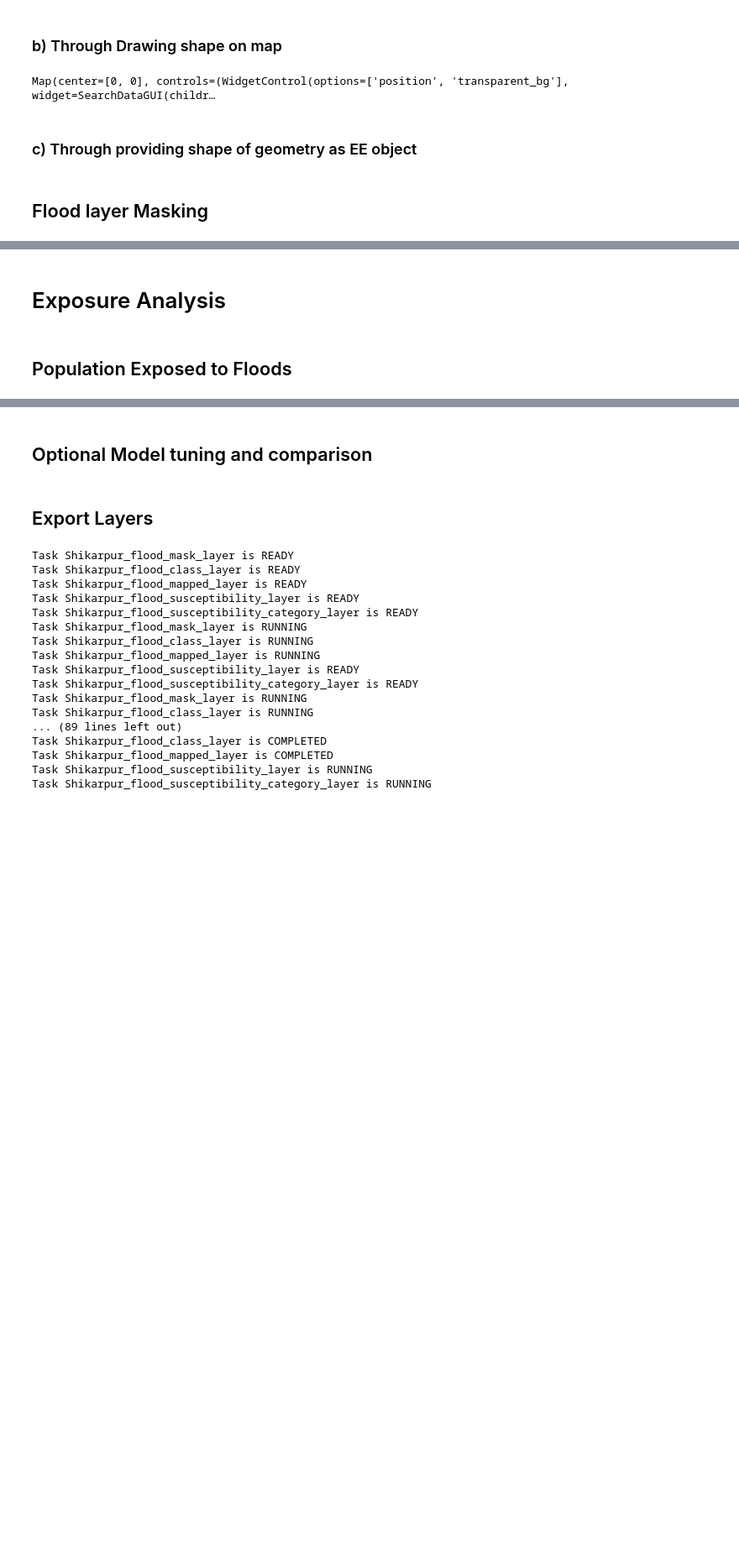
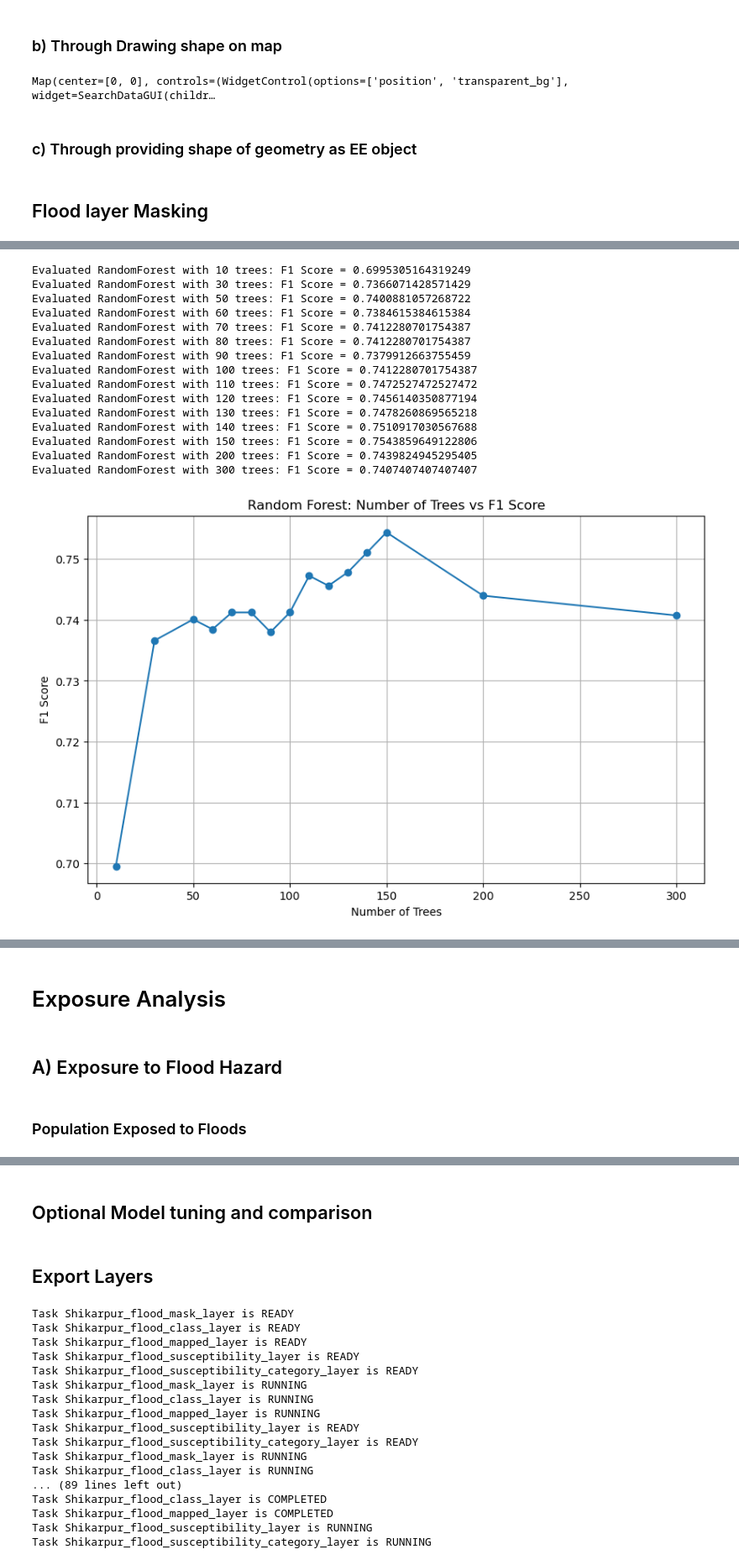
Before and after one commit to waleedgeo/FMSE, a Jupyter notebook: main.ipynb, the cells around one changed output, grey strips where cells are left out. Shown at 84% size. Cells and saved outputs as stored; diff of their text form; code cells hidden in the pictures; blank space fills up the shorter version.

```diff
--- a/main.ipynb
+++ b/main.ipynb
@@ -190,0 +430,69 @@ Map(center=[27.950384742540557, 68.60645442019576], controls=(WidgetControl(opti
+# %%
+import matplotlib.pyplot as plt
+
+def evaluate_rf_trees(training, validation, bands, num_trees_list):
+    results = {}
+
+    for num_trees in num_trees_list:
+        classifier = ee.Classifier.smileRandomForest(num_trees).train(
+            features=training,
+            classProperty='label',
+            inputProperties=bands
+        )
+
+        validation_classified = validation.classify(classifier)
+        validation_accuracy = validation_classified.errorMatrix('label', 'classification')
+        f1_score = validation_accuracy.fscore().getInfo()[1] if len(validation_accuracy.fscore().getInfo()) > 1 else None
+
+        results[num_trees] = f1_score
+        print(f"Evaluated RandomForest with {num_trees} trees: F1 Score = {f1_score}")
+
+    return results
+
+new_trees = [10, 30, 50, 60, 70, 80, 90, 100, 110, 120, 130, 140, 150, 200, 300]
+def fine_tune_rf_trees(flood_layer, s1_post, aoi, num_samples=200, split=0.8, num_trees_list=new_trees):
+    if num_trees_list is None:
+        num_trees_list = [10, 50, 100, 150, 200, 250, 300]
+
+
+    image, training, validation = prepare_samples(flood_layer, num_samples, aoi, scale=10, split=split)
+    bands = image.bandNames().getInfo()
+    results = evaluate_rf_trees(training, validation, bands, num_trees_list)
+
+    # Plot the results
+    plt.figure(figsize=(10, 6))
+    plt.plot(list(results.keys()), list(results.values()), marker='o')
+    plt.xlabel('Number of Trees')
+    plt.ylabel('F1 Score')
+    plt.title('Random Forest: Number of Trees vs F1 Score')
+    plt.grid(True)
+    plt.savefig(f'{city}_rf_trees_f1_score.png', dpi=300, bbox_inches='tight', pad_inches=0.1, transparent=True)
+    plt.show()
+
+    return results
+
+# Example usage
+results_rf_trees = fine_tune_rf_trees(flood_layer, s1_post, aoi, num_samples=1000, split=0.8)
+# save df results_rf_trees to csv
+results_rf_trees_df = pd.DataFrame(results_rf_trees, index=[0]).T
+results_rf_trees_df.reset_index(inplace=True)
+results_rf_trees_df.rename(columns={'index': 'Number of Trees', 0: 'F1 Score'}, inplace=True)
+results_rf_trees_df.to_csv(f'{city}_rf_trees_f1_score_df.csv', index=False)
+results_rf_trees_df
+# %% [output]
+Evaluated RandomForest with 10 trees: F1 Score = 0.6995305164319249
+Evaluated RandomForest with 30 trees: F1 Score = 0.7366071428571429
+Evaluated RandomForest with 50 trees: F1 Score = 0.7400881057268722
+Evaluated RandomForest with 60 trees: F1 Score = 0.7384615384615384
+Evaluated RandomForest with 70 trees: F1 Score = 0.7412280701754387
+Evaluated RandomForest with 80 trees: F1 Score = 0.7412280701754387
+Evaluated RandomForest with 90 trees: F1 Score = 0.7379912663755459
+Evaluated RandomForest with 100 trees: F1 Score = 0.7412280701754387
+Evaluated RandomForest with 110 trees: F1 Score = 0.7472527472527472
+Evaluated RandomForest with 120 trees: F1 Score = 0.7456140350877194
+Evaluated RandomForest with 130 trees: F1 Score = 0.7478260869565218
+Evaluated RandomForest with 140 trees: F1 Score = 0.7510917030567688
+Evaluated RandomForest with 150 trees: F1 Score = 0.7543859649122806
+Evaluated RandomForest with 200 trees: F1 Score = 0.7439824945295405
+Evaluated RandomForest with 300 trees: F1 Score = 0.7407407407407407
+[figure, added]
@@ -191,4 +515,6 @@ Map(center=[27.950384742540557, 68.60645442019576], controls=(WidgetControl(opti
 # %% [markdown]
 # Exposure Analysis
+# %% [markdown]
+## A) Exposure to Flood Hazard
 # %% [markdown]
-## Population Exposed to Floods
+### Population Exposed to Floods
```
Also changed, not shown: parts of 23 cells of this notebook, 5 other files.
